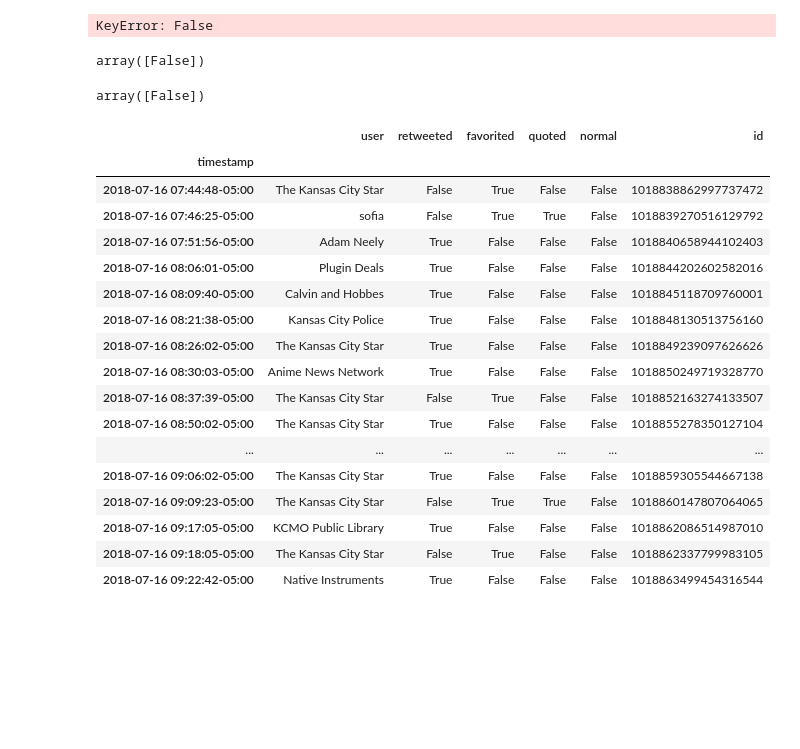
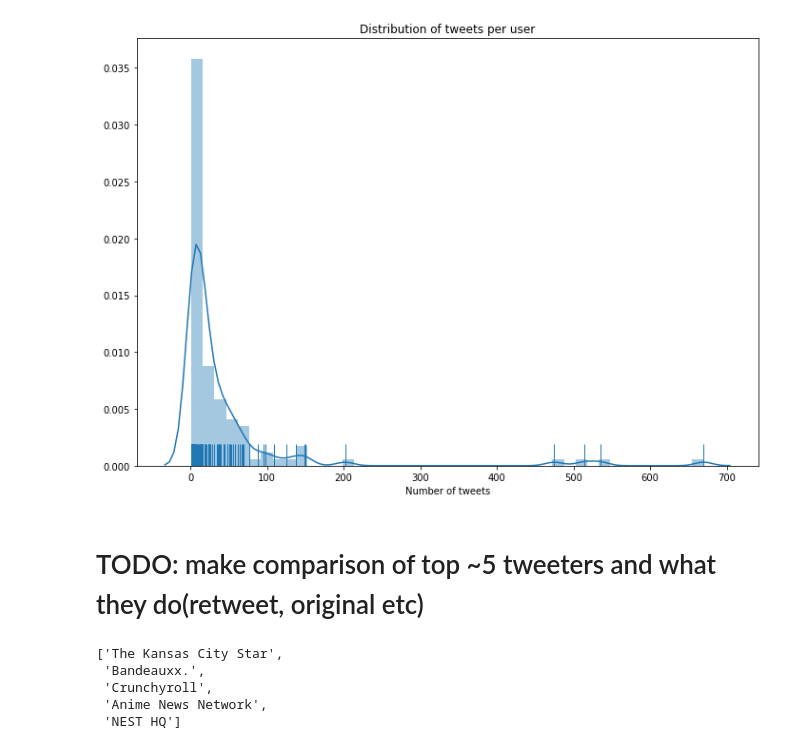
Before and after one commit to CalebWelch/music_theory_twitter, a Jupyter notebook: Analysisbook.ipynb, the cells around one changed output. Saved outputs shown, nothing was run; the diff lists cells and outputs as text; code cells hidden in the pictures; blank space fills up the shorter version.

```diff
--- a/Analysisbook.ipynb
+++ b/Analysisbook.ipynb
@@ -141,34 +58,26 @@ temp = pd.read_csv('my_csv.csv')
-# %%
-temp[temp['normal'] is True]
-# %% [output]
-KeyError: False
-# %%
-temp.normal.unique()
-# %% [output]
-array([False])
-# %%
-
-data.normal.unique()
-# %% [output]
-array([False])
-# %%
-data.tail(20)
-# %% [output]
-|  | user | retweeted | favorited | quoted | normal | id |
-| timestamp |  |  |  |  |  |  |
-| 2018-07-16 07:44:48-05:00 | The Kansas City Star | False | True | False | False | 1018838862997737472 |
-| 2018-07-16 07:46:25-05:00 | sofia | False | True | True | False | 1018839270516129792 |
-| 2018-07-16 07:51:56-05:00 | Adam Neely | True | False | False | False | 1018840658944102403 |
-| 2018-07-16 08:06:01-05:00 | Plugin Deals | True | False | False | False | 1018844202602582016 |
-| 2018-07-16 08:09:40-05:00 | Calvin and Hobbes | True | False | False | False | 1018845118709760001 |
-| 2018-07-16 08:21:38-05:00 | Kansas City Police | True | False | False | False | 1018848130513756160 |
-| 2018-07-16 08:26:02-05:00 | The Kansas City Star | True | False | False | False | 1018849239097626626 |
-| 2018-07-16 08:30:03-05:00 | Anime News Network | True | False | False | False | 1018850249719328770 |
-| 2018-07-16 08:37:39-05:00 | The Kansas City Star | False | True | False | False | 1018852163274133507 |
-| 2018-07-16 08:50:02-05:00 | The Kansas City Star | True | False | False | False | 1018855278350127104 |
-| ... | ... | ... | ... | ... | ... | ... |
-| 2018-07-16 09:06:02-05:00 | The Kansas City Star | True | False | False | False | 1018859305544667138 |
-| 2018-07-16 09:09:23-05:00 | The Kansas City Star | False | True | True | False | 1018860147807064065 |
-| 2018-07-16 09:17:05-05:00 | KCMO Public Library | True | False | False | False | 1018862086514987010 |
-| 2018-07-16 09:18:05-05:00 | The Kansas City Star | False | True | False | False | 1018862337799983105 |
-| 2018-07-16 09:22:42-05:00 | Native Instruments | True | False | False | False | 1018863499454316544 |
+# %%
+uniqueList = set(data['user'].unique())
+uniqueDict = {k: 0 for k in uniqueList}
+for x in (data['user']):
+    if (uniqueDict.has_key(x)):
+        uniqueDict[x] = uniqueDict.get(x) + 1
+# %%
+fig, axis = pyplot.subplots(figsize=a4_dims)
+ax = sb.distplot( uniqueDict.values(),ax=axis, rug=True)
+plt.title('Distribution of tweets per user')
+plt.xlabel('Number of tweets')
+plt.show()
+#for w in sorted(uniqueDict, key=uniqueDict.get, reverse=True):
+#    print w, uniqueDict[w]
+# %% [output]
+[figure, added]
+# %% [markdown]
+<h1>TODO: make comparison of top ~5 tweeters and what they do(retweet, original etc)</h1>
+# %%
+sorted(uniqueDict, key=uniqueDict.get, reverse=True)[:5]
+# %% [output]
+['The Kansas City Star',
+ 'Bandeauxx.',
+ 'Crunchyroll',
+ 'Anime News Network',
+ 'NEST HQ']
```
Also changed, not shown: parts of 12 cells of this notebook, 1 other file.
